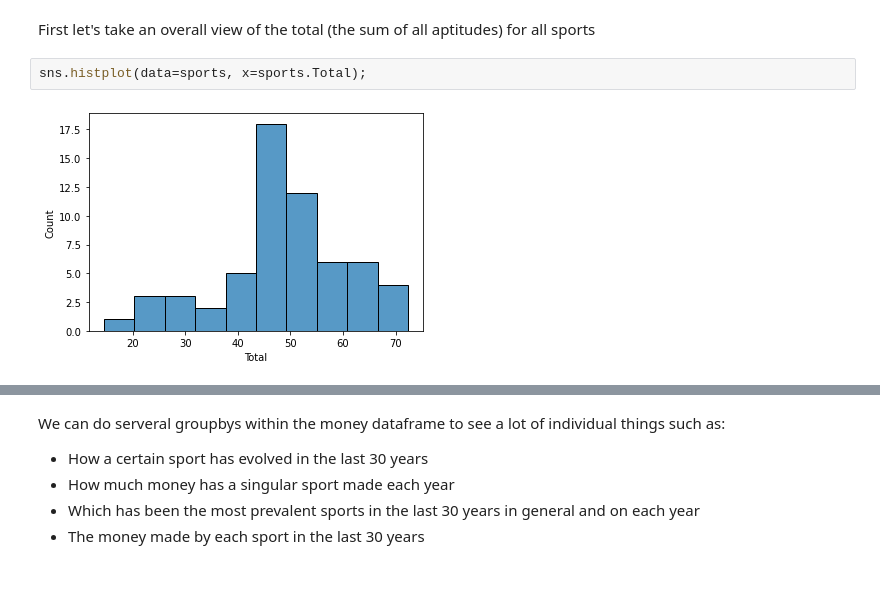
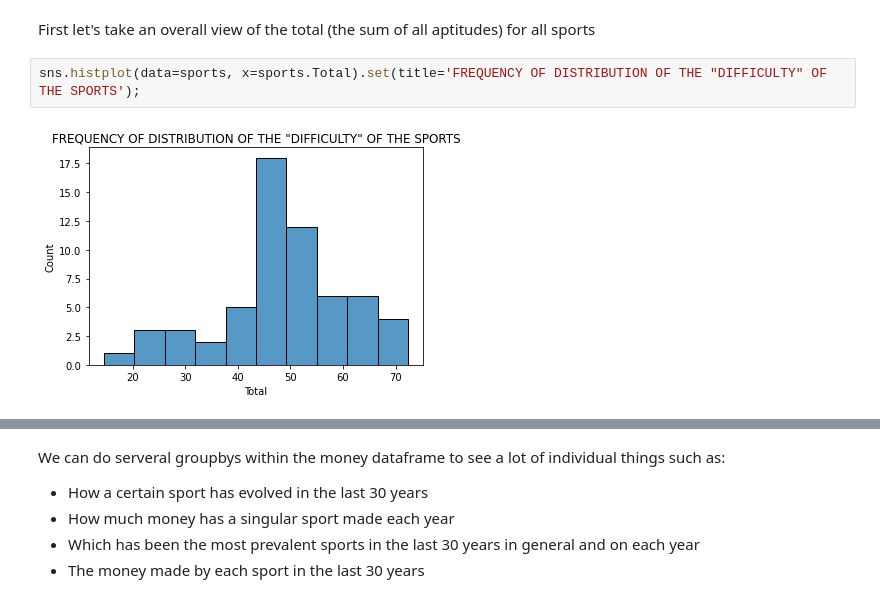
Before and after one commit to Jorge-Solana/Economical_Sports_Hisotry_and_Best_suitable_sport, a Jupyter notebook: First_Visuals.ipynb, the cells around one changed output, grey strips where cells are left out. Saved outputs shown, nothing was run; the diff lists cells and outputs as text.

```diff
--- a/First_Visuals.ipynb
+++ b/First_Visuals.ipynb
@@ -30,9 +30,9 @@ sports.head()
 # %% [markdown]
 First let's take an overall view of the total (the sum of all aptitudes) for all sports
 # %%
-sns.histplot(data=sports, x=sports.Total);
+sns.histplot(data=sports, x=sports.Total).set(title='FREQUENCY OF DISTRIBUTION OF THE "DIFFICULTY" OF THE SPORTS');
 # %% [output]
-[figure, old version]
+[figure, new version]
 # %%
 figa = go.Figure([go.Bar(x=sports.Sport, y=sports.Total)])
 figa.update_layout(
```
Also changed, not shown: parts of 25 cells of this notebook.
